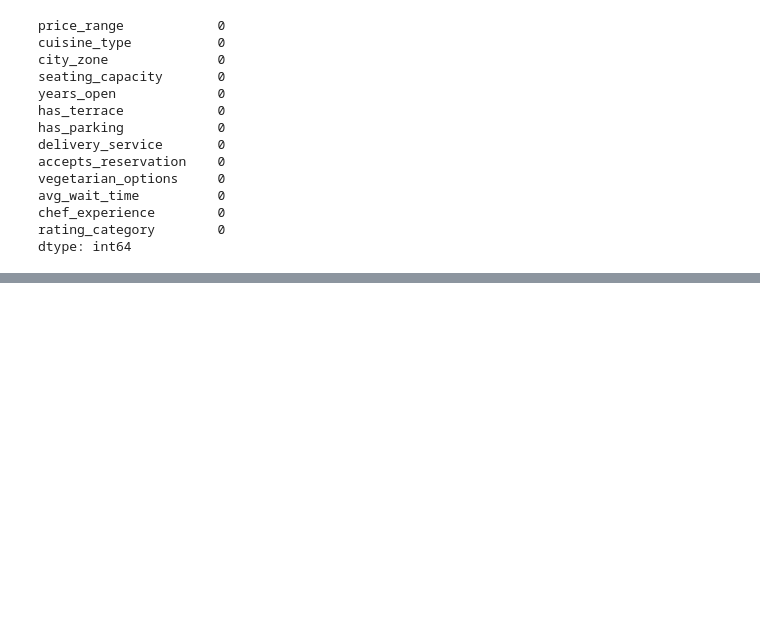
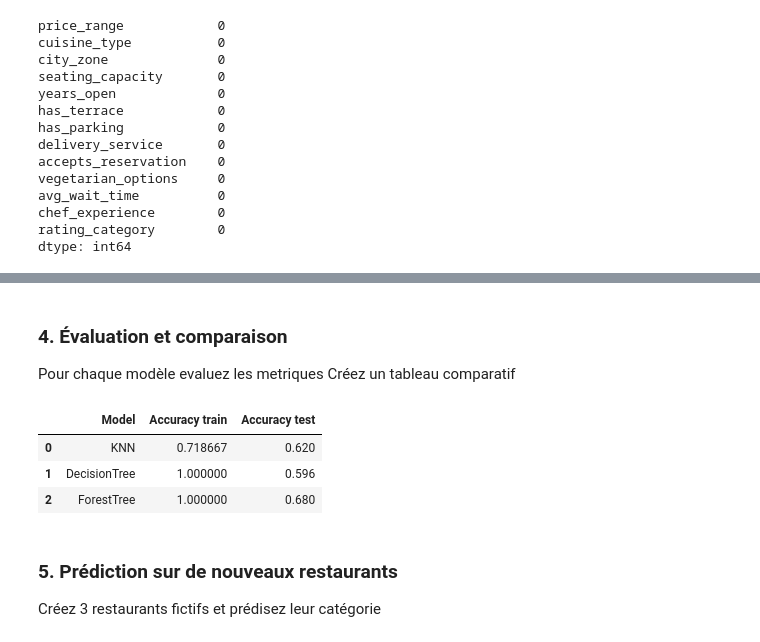
Before and after one commit to DamienDESSAUX-M2i/M2i_CDSD_TDTP, a Jupyter notebook: scikit_learn/exos/exo4.ipynb, the cells around one changed output, grey strips where cells are left out. Cells and saved outputs as stored; diff of their text form; code cells hidden in the pictures; blank space fills up the shorter version.

```diff
--- a/scikit_learn/exos/exo4.ipynb
+++ b/scikit_learn/exos/exo4.ipynb
@@ -111,0 +204,9 @@ ImportError: cannot import name '_c_internal_utils' from 'matplotlib' (unknown l
+# %%
+X = restaurants.drop("rating_category", axis=1)
+y = restaurants["rating_category"]
+# %%
+numeric_features = X.select_dtypes(np.number).columns.to_list()
+categorical_features = X.select_dtypes("object").columns.to_list()
+
+print("Variables numériques : ", numeric_features)
+print("Variables catégorielles : ", categorical_features)
@@ -111,0 +237,2 @@ ImportError: cannot import name '_c_internal_utils' from 'matplotlib' (unknown l
+# %%
+X_train, X_test, y_train, y_test = train_test_split(X, y, random_state=42, stratify=y)
@@ -111,0 +307,18 @@ ImportError: cannot import name '_c_internal_utils' from 'matplotlib' (unknown l
+# %%
+from sklearn.ensemble import RandomForestClassifier
+
+rf_pipeline = Pipeline(
+    steps=[
+        ("processor", preprocessor),
+        ("classifier", RandomForestClassifier(random_state=42)),
+    ]
+)
+
+rf_pipeline.fit(X_train, y_train)
+
+y_train_pred_rf = rf_pipeline.predict(X_train)
+y_test_pred_rf = rf_pipeline.predict(X_test)
+
+print("Accuracy train : ", accuracy_score(y_train, y_train_pred_rf))
+print("Accuracy test : ", accuracy_score(y_test, y_test_pred_rf))
+print(classification_report(y_test, y_test_pred_rf))
@@ -111,0 +338,30 @@ ImportError: cannot import name '_c_internal_utils' from 'matplotlib' (unknown l
+# %% [markdown]
+### 4. Évaluation et comparaison
+
+Pour chaque modèle evaluez les metriques
+Créez un tableau comparatif
+# %%
+data = {
+    "Model": ["KNN", "DecisionTree", "ForestTree"],
+    "Accuracy train": [
+        accuracy_score(y_train, y_train_pred_kn),
+        accuracy_score(y_train, y_train_pred_dt),
+        accuracy_score(y_train, y_train_pred_rf),
+    ],
+    "Accuracy test": [
+        accuracy_score(y_test, y_test_pred_kn),
+        accuracy_score(y_test, y_test_pred_dt),
+        accuracy_score(y_test, y_test_pred_rf),
+    ],
+}
+comparison = pd.DataFrame(data)
+comparison.head()
+# %% [output]
+|  | Model | Accuracy train | Accuracy test |
+| 0 | KNN | 0.718667 | 0.620 |
+| 1 | DecisionTree | 1.000000 | 0.596 |
+| 2 | ForestTree | 1.000000 | 0.680 |
+# %% [markdown]
+### 5. Prédiction sur de nouveaux restaurants
+
+Créez 3 restaurants fictifs et prédisez leur catégorie
```
Also changed, not shown: parts of 14 cells of this notebook, 10 other files.
